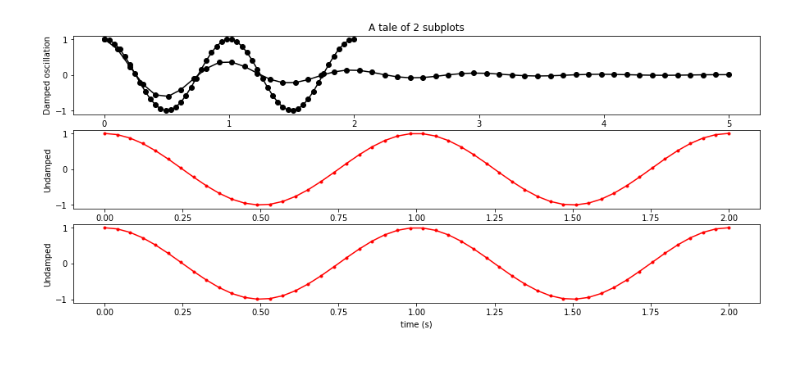
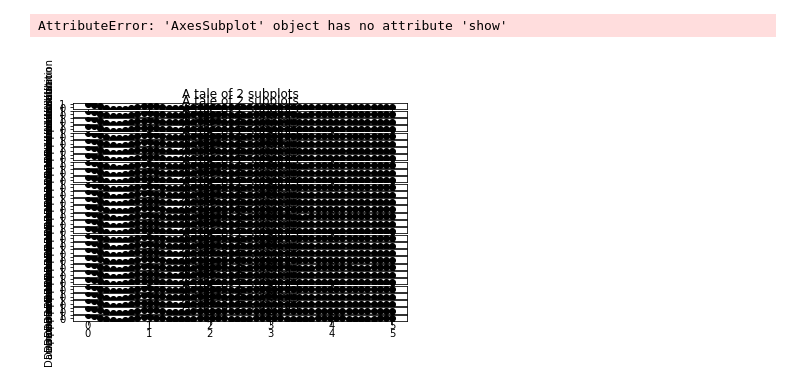
Before and after one commit to huevosabio/ts-predict, a Jupyter notebook: 5 - Expanding the Neural Nets Scope.ipynb, the cells around one changed output. Cells and saved outputs as stored; diff of their text form; code cells hidden in the pictures; blank space fills up the shorter version.

```diff
--- a/5 - Expanding the Neural Nets Scope.ipynb
+++ b/5 - Expanding the Neural Nets Scope.ipynb
@@ -15,7 +15,7 @@ from sklearn.preprocessing import MinMaxScaler
 from sklearn.metrics       import mean_squared_error
 from matplotlib.pylab      import rcParams
 %matplotlib inline
-rcParams['figure.figsize'] = 15, 6
+# rcParams['figure.figsize'] = 15, 6
 
 # number of inputs to be fed
 look_back = 288
@@ -194,7 +190,7 @@ np.random.seed(seed)
 model.compile(loss=priorities, optimizer=RMSprop(lr=0.0001, rho=0.9, epsilon=1e-08, decay=0.0))
 
 for i in range(1):
-    model.fit(trainX, trainY, epochs=60, batch_size=60, verbose=2)
+    model.fit(trainX, trainY, epochs=2, batch_size=60, verbose=2)
 
 # cdf_matrix = predict(model, total_days=1,day=11,delta=1, show_graph=False)
 # for i in range (24):
@@ -225,28 +210,17 @@ ValueError: could not broadcast input array from shape (66,24) into shape (24)
 # %%
 
 x1 = np.linspace(0.0, 5.0)
 x2 = np.linspace(0.0, 2.0)
 
 y1 = np.cos(2 * np.pi * x1) * np.exp(-x1)
 y2 = np.cos(2 * np.pi * x2)
 
-plt.subplot(3, 1, 1)
-plt.plot(x1, y1, 'ko-')
-plt.title('A tale of 2 subplots')
-plt.ylabel('Damped oscillation')
-plt.plot(x2, y2, 'ko-')
+for i in range(30):
 
-plt.subplot(3, 1, 2)
-plt.plot(x2, y2, 'r.-')
-plt.xlabel('time (s)')
-plt.ylabel('Undamped')
-
-plt.subplot(3, 1, 3)
-plt.plot(x2, y2, 'r.-')
-plt.xlabel('time (s)')
-plt.ylabel('Undamped')
-
-
-plt.show()
+    plt.subplot(30, 1, i+1)
+    plt.plot(x1, y1, 'ko-')
+    plt.title('A tale of 2 subplots')
+    plt.ylabel('Damped oscillation')
 # %% [output]
+AttributeError: 'AxesSubplot' object has no attribute 'show'
-[figure, old version]
+[figure, new version]
```
Also changed, not shown: parts of 5 cells of this notebook.
